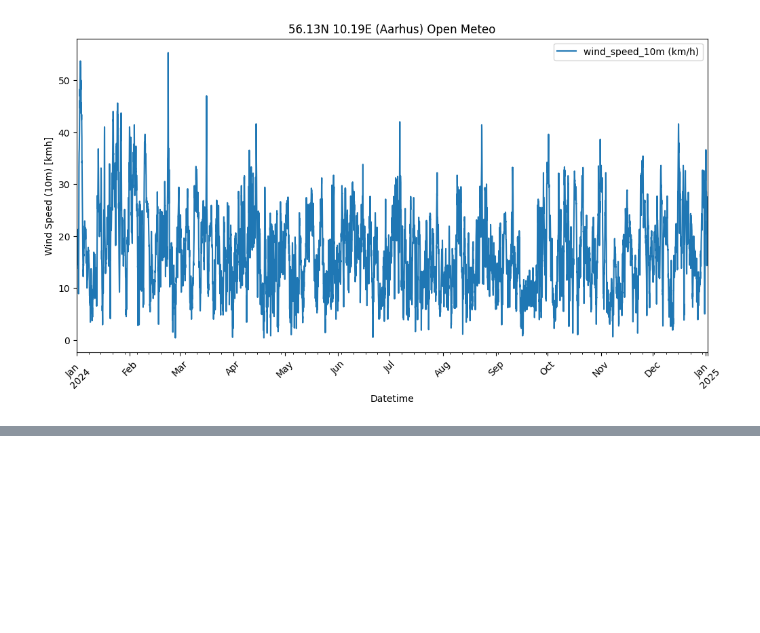
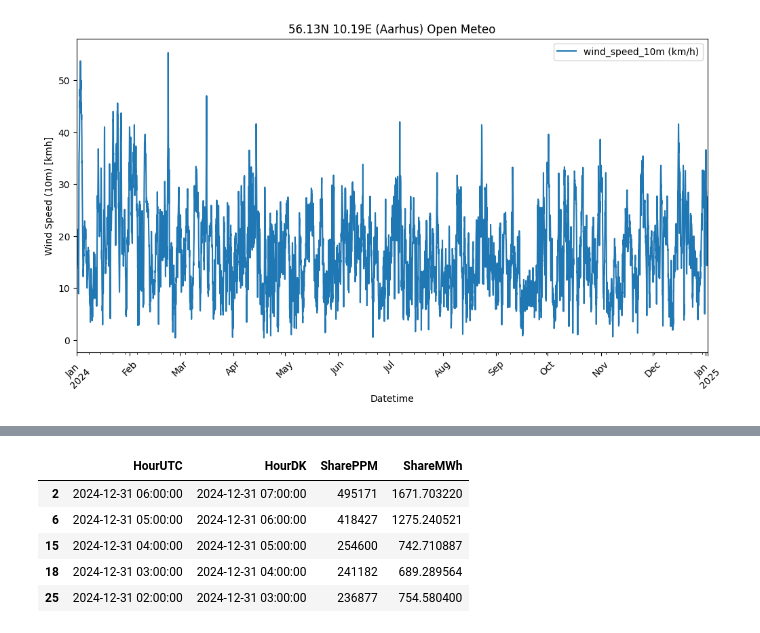
Before and after one commit to JonasSinjan/officeWindowPowerForecast, a Jupyter notebook: load.ipynb, the cells around one changed output, grey strips where cells are left out. Saved outputs shown, nothing was run; the diff lists cells and outputs as text; code cells hidden in the pictures; blank space fills up the shorter version.

```diff
--- a/load.ipynb
+++ b/load.ipynb
@@ -164,0 +180,10 @@ Text(0.5, 1.0, '56.13N 10.19E (Aarhus) Open Meteo')
+# %%
+Consumptiondf = Consumptiondf[Consumptiondf['ConnectedArea']=='DK1']
+Consumptiondf.drop('ConnectedArea', axis=1).head()
+# %% [output]
+|  | HourUTC | HourDK | SharePPM | ShareMWh |
+| 2 | 2024-12-31 06:00:00 | 2024-12-31 07:00:00 | 495171 | 1671.703220 |
+| 6 | 2024-12-31 05:00:00 | 2024-12-31 06:00:00 | 418427 | 1275.240521 |
+| 15 | 2024-12-31 04:00:00 | 2024-12-31 05:00:00 | 254600 | 742.710887 |
+| 18 | 2024-12-31 03:00:00 | 2024-12-31 04:00:00 | 241182 | 689.289564 |
+| 25 | 2024-12-31 02:00:00 | 2024-12-31 03:00:00 | 236877 | 754.580400 |
```
Also changed, not shown: parts of 8 cells of this notebook, 2 other files.
